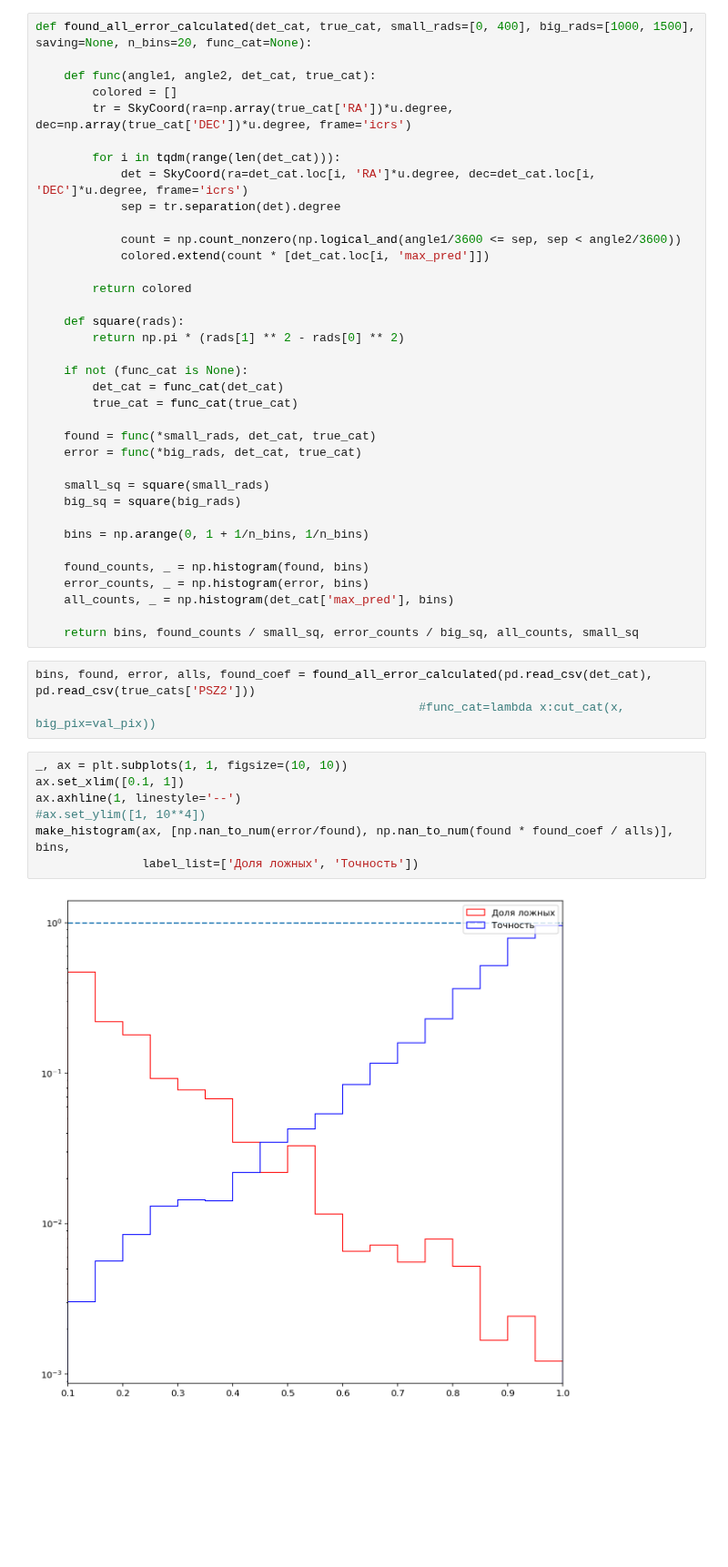
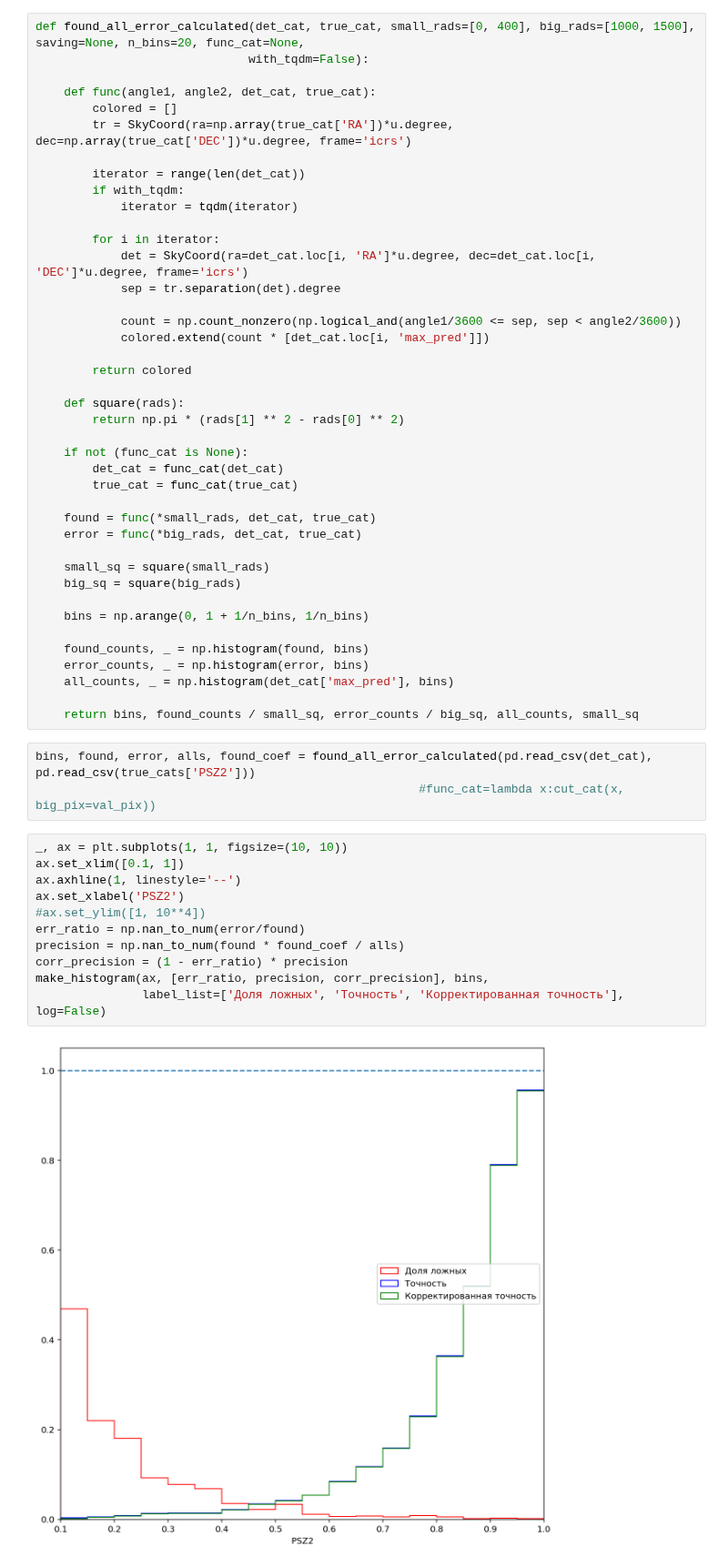
Before and after one commit to rt2122/data-segmentation-2, a Jupyter notebook: visualizations/red_blue.ipynb, the cells around one changed output. Shown at 91% size. Drawn from its saved outputs; the diff is of its cells as text; blank space fills up the shorter version.

```diff
--- a/visualizations/red_blue.ipynb
+++ b/visualizations/red_blue.ipynb
@@ -28,13 +28,18 @@ def make_histogram(ax, counts_list, bins, label_list=None, coef_list=None, log=T
                   histtype='step', log=log, label=label_list[i], color=next(ci))
     ax.legend()
 # %%
-def found_all_error_calculated(det_cat, true_cat, small_rads=[0, 400], big_rads=[1000, 1500], saving=None, n_bins=20, func_cat=None):
+def found_all_error_calculated(det_cat, true_cat, small_rads=[0, 400], big_rads=[1000, 1500], saving=None, n_bins=20, func_cat=None,
+                              with_tqdm=False):
 
     def func(angle1, angle2, det_cat, true_cat):
         colored = []
         tr = SkyCoord(ra=np.array(true_cat['RA'])*u.degree, dec=np.array(true_cat['DEC'])*u.degree, frame='icrs')
 
-        for i in tqdm(range(len(det_cat))):
+        iterator = range(len(det_cat))
+        if with_tqdm:
+            iterator = tqdm(iterator)
+
+        for i in iterator:
             det = SkyCoord(ra=det_cat.loc[i, 'RA']*u.degree, dec=det_cat.loc[i, 'DEC']*u.degree, frame='icrs')
             sep = tr.separation(det).degree
 
@@ -69,9 +74,13 @@ bins, found, error, alls, found_coef = found_all_error_calculated(pd.read_csv(de
 # %%
 _, ax = plt.subplots(1, 1, figsize=(10, 10))
 ax.set_xlim([0.1, 1])
 ax.axhline(1, linestyle='--')
+ax.set_xlabel('PSZ2')
 #ax.set_ylim([1, 10**4])
-make_histogram(ax, [np.nan_to_num(error/found), np.nan_to_num(found * found_coef / alls)], bins,
-               label_list=['Доля ложных', 'Точность'])
+err_ratio = np.nan_to_num(error/found)
+precision = np.nan_to_num(found * found_coef / alls)
+corr_precision = (1 - err_ratio) * precision
+make_histogram(ax, [err_ratio, precision, corr_precision], bins,
+               label_list=['Доля ложных', 'Точность', 'Корректированная точность'], log=False)
 # %% [output]
-[figure, old version]
+[figure, new version]
```
Also changed, not shown: parts of 9 cells of this notebook, 4 other files.
